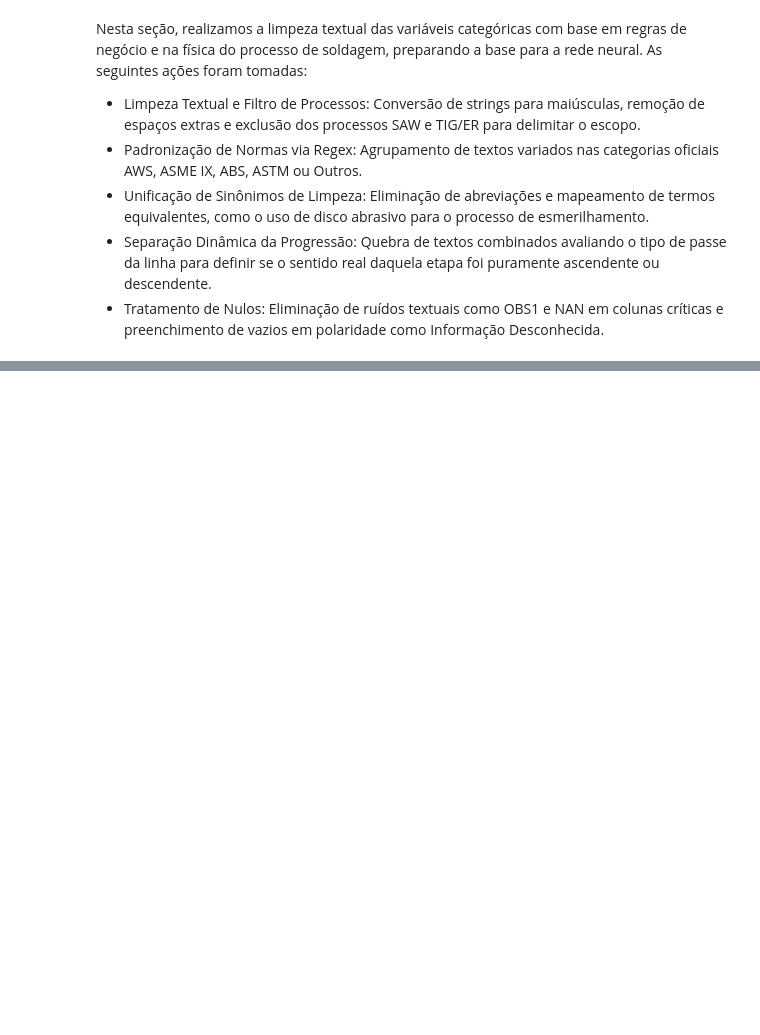
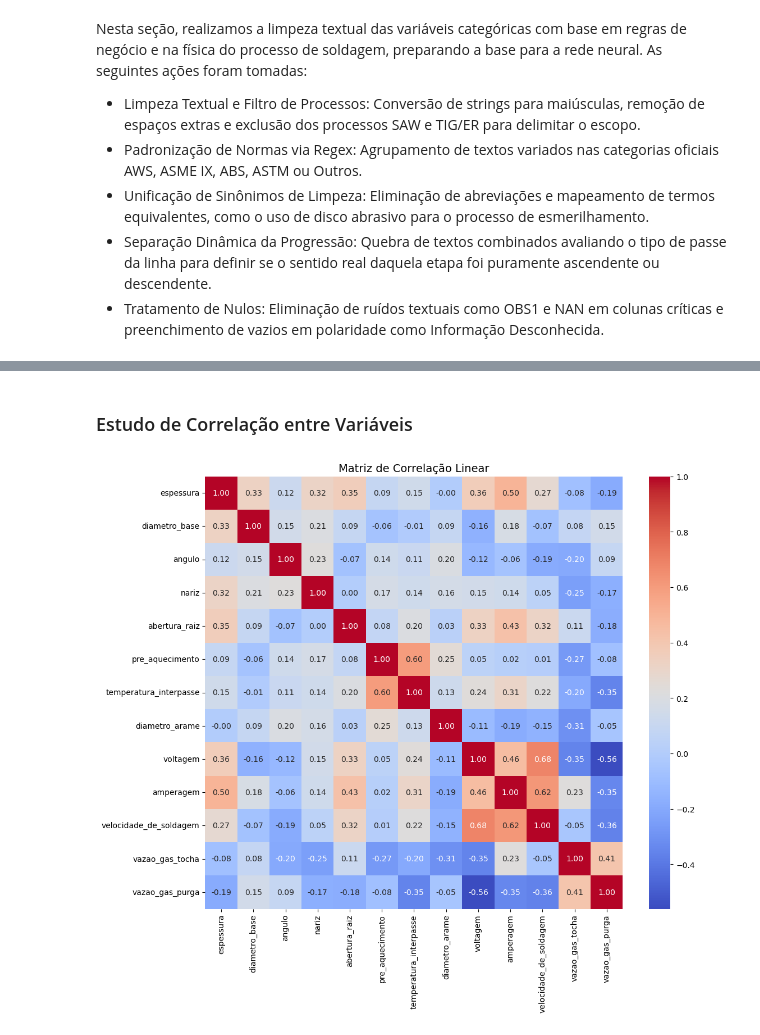
Before and after one commit to GiovanaSantiagoLima/welding-optuna-pytorch, a Jupyter notebook: notebook/eda.ipynb, the cells around one changed output, grey strips where cells are left out. Saved outputs shown, nothing was run; the diff lists cells and outputs as text; code cells hidden in the pictures; blank space fills up the shorter version.

```diff
--- a/notebook/eda.ipynb
+++ b/notebook/eda.ipynb
@@ -387,4 +384,4 @@ def ajustar_progressao_por_passe(linha):
     return prog
 
 dados[nome_coluna] = dados.apply(ajustar_progressao_por_passe, axis=1)
-dados = dados.dropna(subset=[nome_coluna])
+dados = dados.fillna({nome_coluna: 'Informação Desconhecida'})
@@ -411,0 +532,11 @@ Nesta seção, realizamos a limpeza textual das variáveis categóricas com base
+# %% [markdown]
+### Estudo de Correlação entre Variáveis
+# %%
+num_cols = dados.select_dtypes(include=[np.number]).columns
+
+plt.figure(figsize=(12, 10))
+sns.heatmap(dados[num_cols].corr(), annot=True, fmt=".2f", cmap='coolwarm', cbar=True)
+plt.title('Matriz de Correlação Linear', fontsize=14)
+plt.show()
+# %% [output]
+[figure, added]
```
Also changed, not shown: parts of 43 cells of this notebook.
